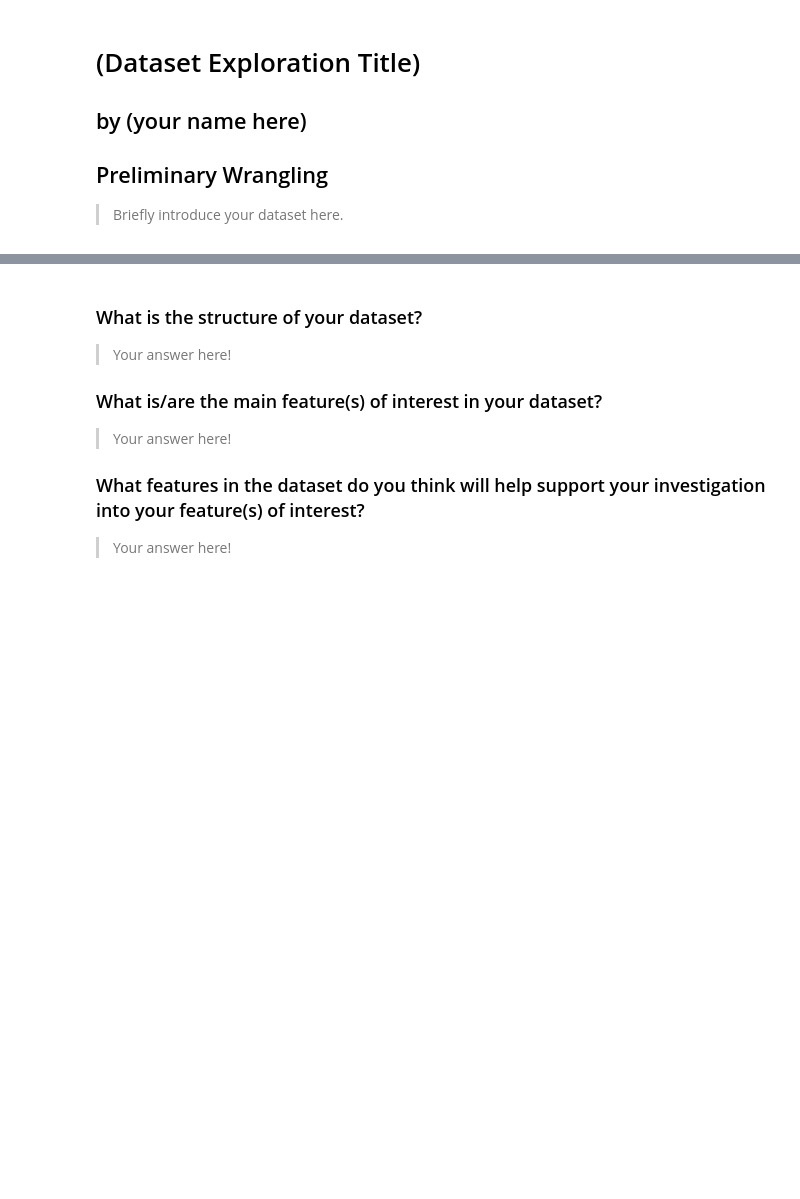
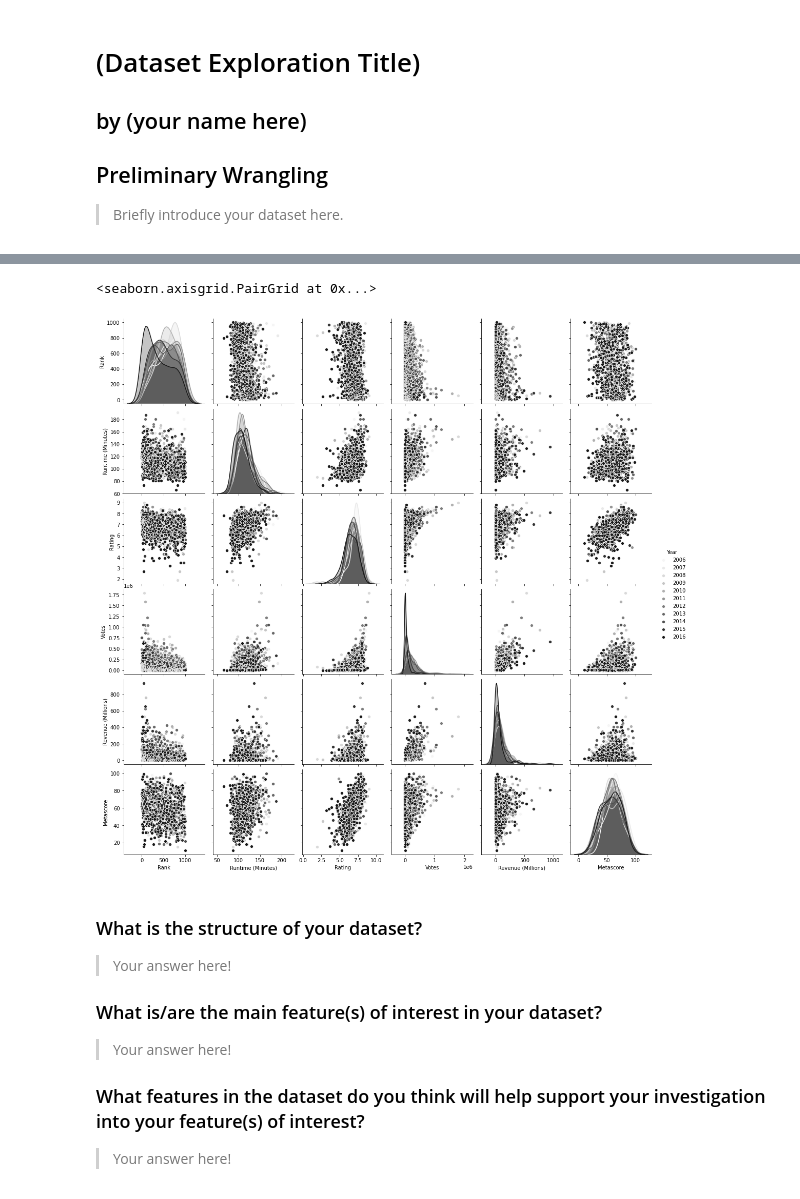
Before and after one commit to yufrances90/Communicate-Data-Findings, a Jupyter notebook: exploration_template-Copy1.ipynb, the cells around one changed output, grey strips where cells are left out. Drawn from its saved outputs; the diff is of its cells as text; code cells hidden in the pictures; blank space fills up the shorter version.

```diff
--- a/exploration_template-Copy1.ipynb
+++ b/exploration_template-Copy1.ipynb
@@ -35,3 +23,8 @@ df.describe()
+# %%
+sns.pairplot(df, palette='Greys', hue="Year")
+# %% [output]
+<seaborn.axisgrid.PairGrid at 0x...>
+[figure, added]
 # %%
 genre_only_df = pd.DataFrame(df.Genre.str.split(',').tolist(), index=df.Title).stack()
 
```
Also changed, not shown: parts of 5 cells of this notebook.
